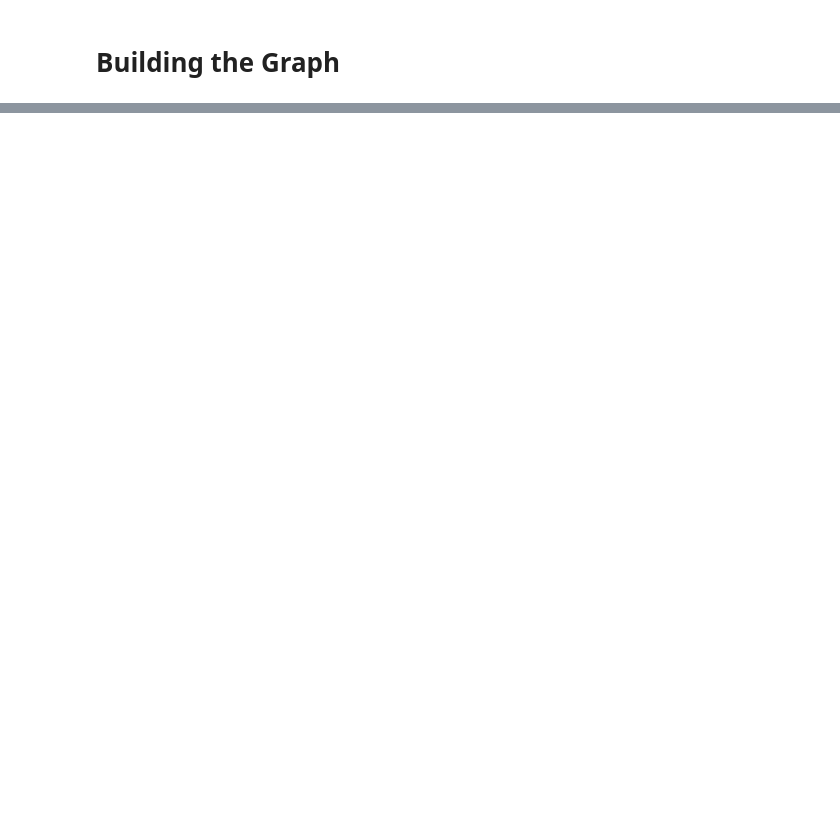
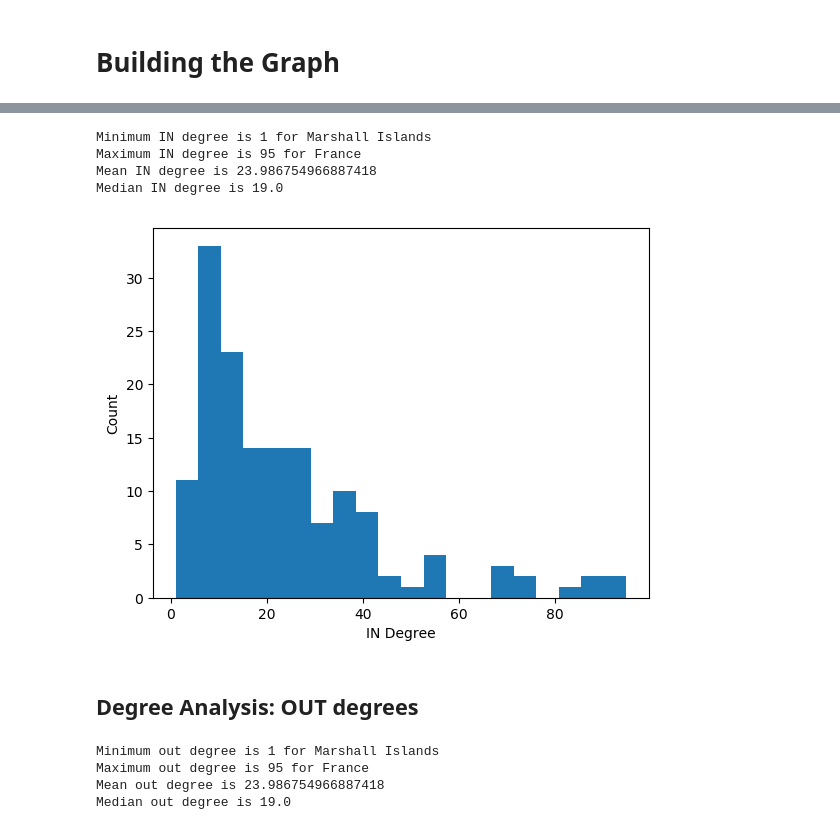
Before and after one commit to jllcentraleessec/NGSA-Epidemic-Prediction, a Jupyter notebook: NGSA_Project.ipynb, the cells around one changed output, grey strips where cells are left out. Cells and saved outputs as stored; diff of their text form; code cells hidden in the pictures; blank space fills up the shorter version.

```diff
--- a/NGSA_Project.ipynb
+++ b/NGSA_Project.ipynb
@@ -458,0 +403,23 @@ SyntaxError: invalid syntax (<ipython-input-53-1229e4fbec83>, line 5)
+# %%
+# Average, min and max IN degrees
+in_degree_min = min(list_country_in_degree, key = lambda t: t[1])
+print('Minimum IN degree is '+ str(in_degree_min[1]) + ' for '+str(in_degree_min[0]))
+in_degree_max = max(list_country_in_degree, key = lambda t: t[1])
+print('Maximum IN degree is '+ str(in_degree_max[1])+' for '+str(in_degree_max[0]))
+in_degree_mean = np.mean(list_in_degree)
+print('Mean IN degree is '+ str(in_degree_mean))
+in_degree_median = np.median(list_in_degree)
+print('Median IN degree is '+ str(in_degree_median))
+# %% [output]
+Minimum IN degree is 1 for Marshall Islands
+Maximum IN degree is 95 for France
+Mean IN degree is 23.986754966887418
+Median IN degree is 19.0
+# %%
+# IN Degree distribution
+plt.hist(list_in_degree,bins = 20)
+plt.xlabel('IN Degree')
+plt.ylabel('Count')
+plt.show()
+# %% [output]
+[figure, added]
@@ -458,0 +429,2 @@ SyntaxError: invalid syntax (<ipython-input-53-1229e4fbec83>, line 5)
+# %% [markdown]
+## Degree Analysis: OUT degrees
@@ -458,0 +436,15 @@ SyntaxError: invalid syntax (<ipython-input-53-1229e4fbec83>, line 5)
+# %%
+# Average, min and max out degrees
+out_degree_min = min(list_country_out_degree, key = lambda t: t[1])
+print('Minimum out degree is '+ str(out_degree_min[1]) + ' for '+str(out_degree_min[0]))
+out_degree_max = max(list_country_out_degree, key = lambda t: t[1])
+print('Maximum out degree is '+ str(out_degree_max[1])+' for '+str(out_degree_max[0]))
+out_degree_mean = np.mean(list_out_degree)
+print('Mean out degree is '+ str(out_degree_mean))
+out_degree_median = np.median(list_out_degree)
+print('Median out degree is '+ str(out_degree_median))
+# %% [output]
+Minimum out degree is 1 for Marshall Islands
+Maximum out degree is 95 for France
+Mean out degree is 23.986754966887418
+Median out degree is 19.0
```
Also changed, not shown: parts of 37 cells of this notebook.
